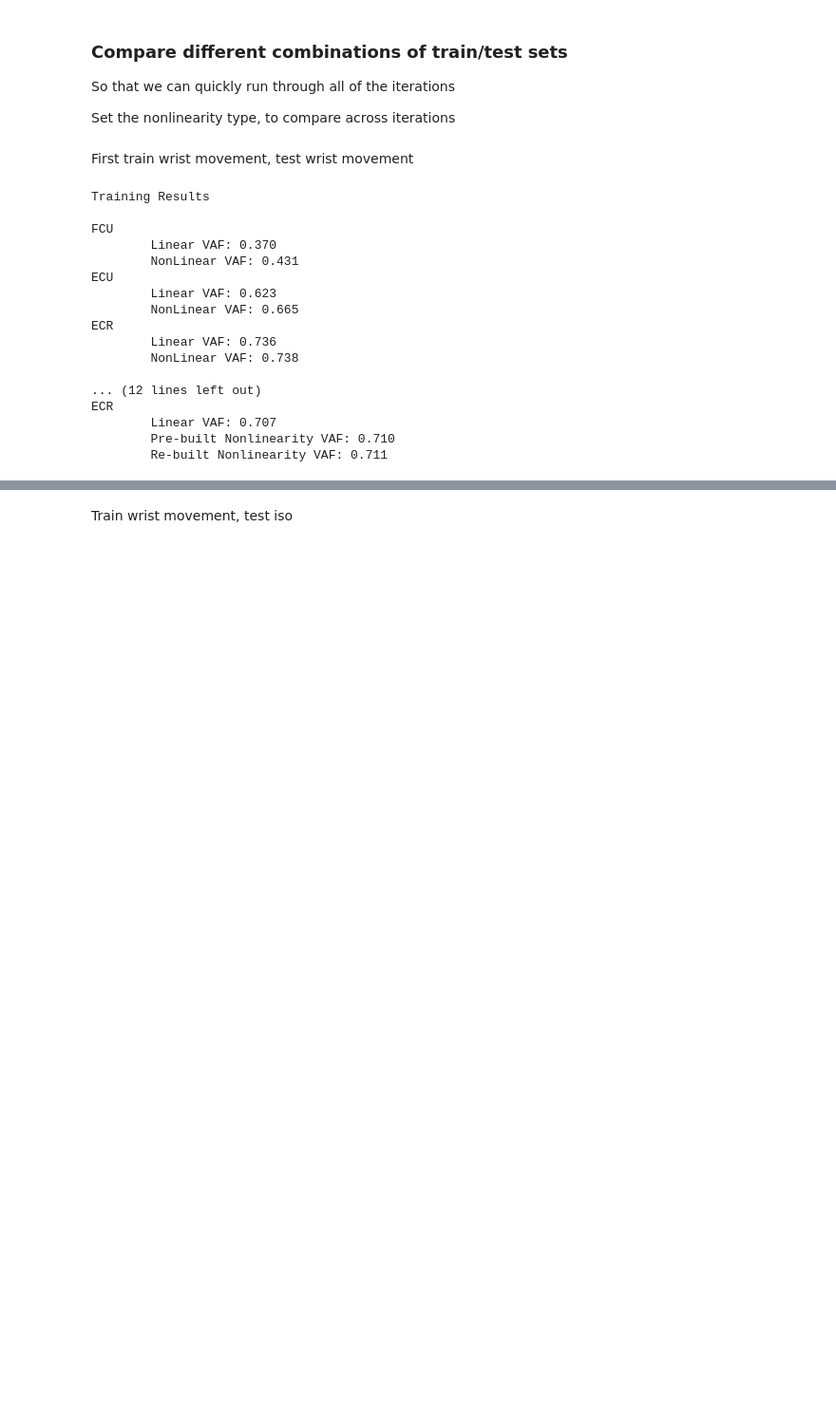
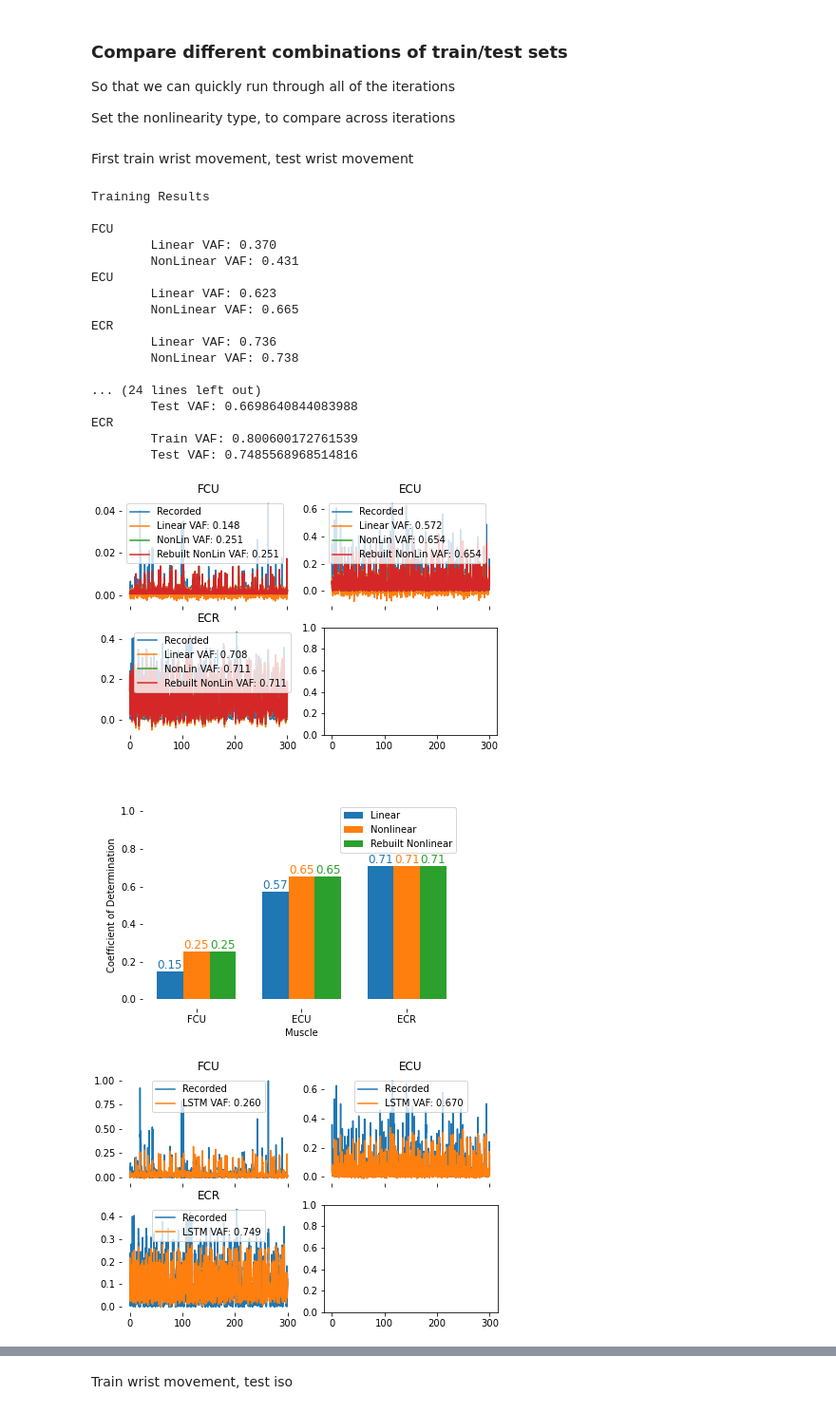
Before and after one commit to limblab/proc-kevin, a Jupyter notebook: LSTM/LSTM_exploration.ipynb, the cells around one changed output, grey strips where cells are left out. Shown at 95% size. Drawn from its saved outputs; the diff is of its cells as text; code cells hidden in the pictures; blank space fills up the shorter version.

```diff
--- a/LSTM/LSTM_exploration.ipynb
+++ b/LSTM/LSTM_exploration.ipynb
@@ -96,8 +98,11 @@ def load_josh_mat(curr_data):
     vel_names = curr_data[0][0][12]
     acc_names = curr_data[0][0][14]
     kin = pd.DataFrame(curr_data[0][0][10], columns=kin_names, index=timestamps)
-    kin = kin.join(pd.DataFrame(curr_data[0][0][11], columns=vel_names, index=timestamps))
-    kin = kin.join(pd.DataFrame(curr_data[0][0][13], columns=acc_names, index=timestamps))
+    try:
+        kin = kin.join(pd.DataFrame(curr_data[0][0][11], columns=vel_names, index=timestamps))
+        kin = kin.join(pd.DataFrame(curr_data[0][0][13], columns=acc_names, index=timestamps))
+    except:
+        pass
 
     # trial table
     trial_names = curr_data[0][0][18]
@@ -149,7 +154,7 @@ Next a function that compares Wiener filter models with Wiener cascades, reports
 # Set up a function that we can just call multiple times, so then we can just quickly run through all of the different combinations
 
 
-def basic_decoder_comparison(train_firing, train_EMG, test_firing, test_EMG, test_timestamps, nonlinear_type):
+def basic_decoder_comparison(train_firing, train_EMG, retrain_firing, retrain_EMG, test_firing, test_EMG, test_timestamps, nonlinear_type):
     wiener_input = pd.DataFrame() # empty dataframe
     n_lags = 10 # number of lags
     for ii in np.arange(n_lags): # create the lagged dataframe
@@ -157,10 +162,14 @@ def basic_decoder_comparison(train_firing, train_EMG, test_firing, test_EMG, tes
         wiener_input = wiener_input.join(train_firing.shift(-ii, fill_value=0).rename(columns=col_dict), how='outer')
 
     wiener_test = pd.DataFrame() # empty dataframe
-    n_lags = 10 # number of lags
     for ii in np.arange(n_lags): # create the lagged dataframe
         col_dict = dict(zip(test_firing.columns, test_firing.columns+f"_lag{ii}"))
         wiener_test = wiener_test.join(test_firing.shift(-ii, fill_value=0).rename(columns=col_dict), how='outer')
+
+    wiener_retrain = pd.DataFrame() # empty dataframe
+    for ii in np.arange(n_lags): # create the lagged dataframe
+        col_dict = dict(zip(retrain_firing.columns, retrain_firing.columns+f"_lag{ii}"))
+        wiener_retrain = wiener_retrain.join(retrain_firing.shift(-ii, fill_value=0).rename(columns=col_dict), how='outer')
 
 
 
@@ -176,7 +185,8 @@ def basic_decoder_comparison(train_firing, train_EMG, test_firing, test_EMG, tes
 
     mdl_A.fit(wiener_input, train_EMG)# fit the first model
     prefit_EMG = mdl_A.predict(wiener_input) # get the initially predicted EMGs
-    prefit_VAF = metrics.r2_score(train_EMG, prefit_EMG, multioutput='raw_values')
+    retrain_pred = mdl_A.predict(wiener_retrain) # from a training set on a separate condition -- to properly hold out test data
+    prefit_VAF = metrics.explained_variance_score(train_EMG, prefit_EMG, multioutput='raw_values')
     nonlin_EMG = np.zeros(prefit_EMG.shape)
 
     print('Training Results\n')
@@ -188,14 +198,14 @@ def basic_decoder_comparison(train_firing, train_EMG, test_firing, test_EMG, tes
         print(muscle)
         print(f"\tLinear VAF: {prefit_VAF[ii]:.03f}")
         nonlin_EMG[:,ii] = non_linearity(mdl_B[muscle],(prefit_EMG[:,ii]), nonlinear_type)
-        print(f"\tNonLinear VAF: {metrics.r2_score(train_EMG.iloc[:,ii],nonlin_EMG[:,ii]):.03f}")
+        print(f"\tNonLinear VAF: {metrics.explained_variance_score(train_EMG.iloc[:,ii],nonlin_EMG[:,ii]):.03f}")
 
 
 
 
     # predicting the test set
     prefit_test = mdl_A.predict(wiener_test)
-    prefit_test_VAF = metrics.r2_score(test_EMG, prefit_test, multioutput='raw_values')
+    prefit_test_VAF = metrics.explained_variance_score(test_EMG, prefit_test, multioutput='raw_values')
     nonlin_test = np.zeros(prefit_test.shape)
     nonlin_within_test = np.zeros(prefit_test.shape)
     nonlin_VAF = np.zeros(prefit_test_VAF.shape)
@@ -206,14 +216,14 @@ def basic_decoder_comparison(train_firing, train_EMG, test_firing, test_EMG, tes
     print('Testing Results\n')
     for ii in np.arange(len(train_EMG.columns)):
         muscle = test_EMG.columns[ii]
-        mdl_C[muscle] = least_squares(non_linearity_residuals, init_pred, args=(prefit_test[:,ii], test_EMG.iloc[:,ii].to_numpy(), nonlinear_type)).x
+        mdl_C[muscle] = least_squares(non_linearity_residuals, init_pred, args=(retrain_pred[:,ii], retrain_EMG.iloc[:,ii].to_numpy(), nonlinear_type)).x
         # print('--------------------------------------------------------')
         print(muscle)
         print(f"\tLinear VAF: {prefit_test_VAF[ii]:.03f}")
         nonlin_test[:,ii] = non_linearity(mdl_B[muscle],(prefit_test[:,ii]), nonlinear_type)
         nonlin_within_test[:,ii] = non_linearity(mdl_C[muscle],(prefit_test[:,ii]), nonlinear_type)
-        nonlin_VAF[ii] = metrics.r2_score(test_EMG.iloc[:,ii],nonlin_test[:,ii])
-        nonlin_within_VAF[ii] = metrics.r2_score(test_EMG.iloc[:,ii],nonlin_within_test[:,ii])
+        nonlin_VAF[ii] = metrics.explained_variance_score(test_EMG.iloc[:,ii],nonlin_test[:,ii])
+        nonlin_within_VAF[ii] = metrics.explained_variance_score(test_EMG.iloc[:,ii],nonlin_within_test[:,ii])
         print(f"\tPre-built Nonlinearity VAF: {nonlin_VAF[ii]:.03f}")
         print(f"\tRe-built Nonlinearity VAF: {nonlin_within_VAF[ii]:.03f}")
 
@@ -289,22 +562,27 @@ First train wrist movement, test wrist movement
 # %%
 train_timestamps, train_firing, train_EMG, train_force, train_kin = load_josh_mat(data['WmTrain'])
 test_timestamps, test_firing, test_EMG, test_force, test_kin = load_josh_mat(data['WmTest'])
-basic_decoder_comparison(train_firing, train_EMG, test_firing, test_EMG, test_timestamps, nonlinear_type)
+# using the training set twice as the "refit" gain -- for sanity's sake
+basic_decoder_comparison(train_firing, train_EMG, train_firing, train_EMG, test_firing, test_EMG, test_timestamps, nonlinear_type)
+LSTM_comparisons(train_firing, train_EMG, test_firing, test_EMG, test_timestamps)
 # %% [output]
 Training Results
 
 FCU
         Linear VAF: 0.370
         NonLinear VAF: 0.431
 ECU
         Linear VAF: 0.623
         NonLinear VAF: 0.665
 ECR
         Linear VAF: 0.736
         NonLinear VAF: 0.738
 
-... (12 lines left out)
+... (24 lines left out)
+        Test VAF: 0.6698640844083988
 ECR
-        Linear VAF: 0.707
-        Pre-built Nonlinearity VAF: 0.710
-        Re-built Nonlinearity VAF: 0.711
+        Train VAF: 0.800600172761539
+        Test VAF: 0.7485568968514816
+[figure, added]
+[figure, added]
+[figure, added]
```
Also changed, not shown: parts of 33 cells of this notebook.
